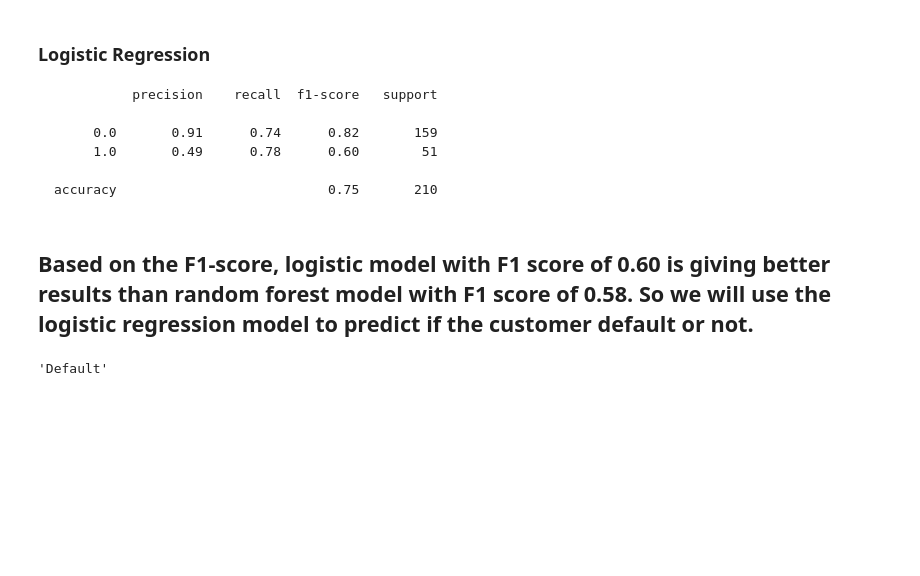
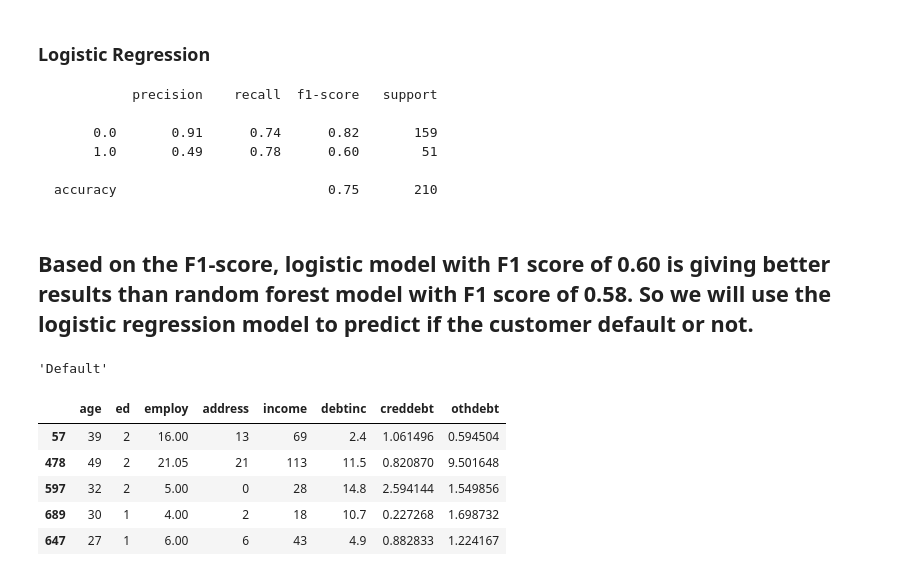
Before and after one commit to avinashsajeevan/Bank-Loan-Default-Prediction, a Jupyter notebook: Bank_Loan_Default-Python.ipynb, the cells around one changed output. Saved outputs shown, nothing was run; the diff lists cells and outputs as text; code cells hidden in the pictures; blank space fills up the shorter version.

```diff
--- a/Bank_Loan_Default-Python.ipynb
+++ b/Bank_Loan_Default-Python.ipynb
@@ -825,33 +825,42 @@ plt.show()
     accuracy                           0.75       210
 # %% [markdown]
 ## 	Based on the F1-score, logistic model with F1 score of 0.60 is giving better results than random forest model with F1 score of 0.58. So we will use the logistic regression model to predict if the customer default or not.
+# %%
+#checking model
+def default_pred(age,ed,employ,address,income,debtinc,creddebt,othdebt):
+     input_dict = {'age' : age,
+               "ed" : ed,
+               "employ" : employ,
+               "address" : address,
+                "income" : income,
+              "debtinc" : debtinc,
+              "creddebt" : creddebt,
+                "othdebt" : othdebt}
+     input_df = pd.DataFrame([input_dict])
+     predict1 = logreg.predict_proba(input_df)[:, 1]
+     if predict1 >= 0.473647:
+        c="Default"
+     else:
+        c="No default"
+
+     return c
+
+
+default_pred(24,1,3,4,19,23.8,1.3,3.2)
+# %% [output]
+'Default'
+# %%
+x_test.head()
+# %% [output]
+|  | age | ed | employ | address | income | debtinc | creddebt | othdebt |
+| 57 | 39 | 2 | 16.00 | 13 | 69 | 2.4 | 1.061496 | 0.594504 |
+| 478 | 49 | 2 | 21.05 | 21 | 113 | 11.5 | 0.820870 | 9.501648 |
+| 597 | 32 | 2 | 5.00 | 0 | 28 | 14.8 | 2.594144 | 1.549856 |
+| 689 | 30 | 1 | 4.00 | 2 | 18 | 10.7 | 0.227268 | 1.698732 |
+| 647 | 27 | 1 | 6.00 | 6 | 43 | 4.9 | 0.882833 | 1.224167 |
 # %%
 # saving the model
 import pickle
 pickle_out = open("model.pkl", mode = "wb")
 pickle.dump(logreg, pickle_out)
 pickle_out.close()
-# %%
-#checking model
-def default_pred(age,ed,employ,address,income,debtinc,creddebt,othdebt):
-     input_dict = {'age' : age,
-               "ed" : ed,
-               "employ" : employ,
-               "address" : address,
-                "income" : income,
-              "debtinc" : debtinc,
-              "creddebt" : creddebt,
-                "othdebt" : othdebt}
-     input_df = pd.DataFrame([input_dict])
-     predict1 = logreg.predict_proba(input_df)[:, 1]
-     if predict1 >= 0.473647:
-        c="Default"
-     else:
-        c="No default"
-
-     return c
-
-
-default_pred(24,1,3,4,19,23.8,1.3,3.2)
-# %% [output]
-'Default'
```
Also changed, not shown: parts of 5 cells of this notebook, 3 other files.
